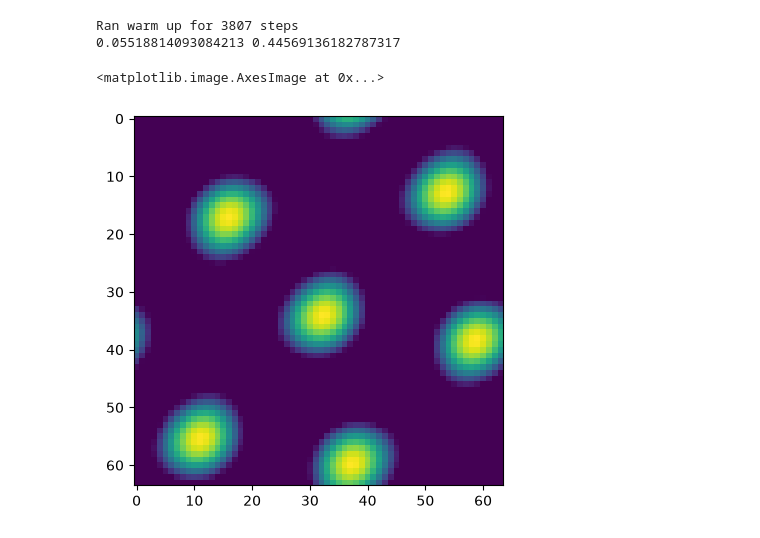
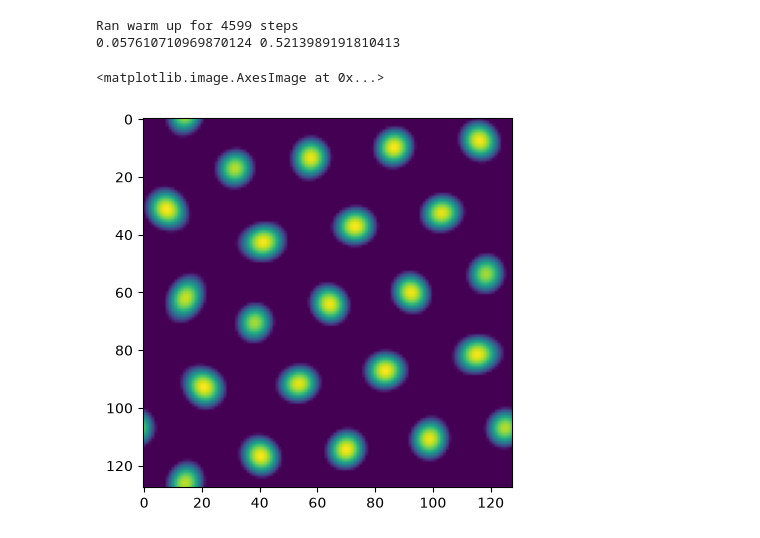
Before and after one commit to siaulich/grid-cells, a Jupyter notebook: continuous_attractor_model_2d.ipynb, the cells around one changed output. Saved outputs shown, nothing was run; the diff lists cells and outputs as text; code cells hidden in the pictures.

```diff
--- a/continuous_attractor_model_2d.ipynb
+++ b/continuous_attractor_model_2d.ipynb
@@ -8,21 +8,21 @@ from source.attractor_networks.grid_bump import ToroidBurakFiete2009
 # %%
 ## Simulation parameters:
 box_size = 1.5
 dt = 0.5e-3
-n = 64
+n = 128
 tau = 10e-3
 T = 500
 
 
 net = ToroidBurakFiete2009(n = n,dt=dt,tau=tau, periodicity = 20)
 net.warm_up()
 print(np.mean(net.s),np.max(net.s))
 plt.imshow(net.s)
 # %% [output]
-Ran warm up for 3807 steps
-0.05518814093084213 0.44569136182787317
+Ran warm up for 4599 steps
+0.057610710969870124 0.5213989191810413
 <matplotlib.image.AxesImage at 0x...>
-[figure, old version]
+[figure, new version]
 # %%
 rng = np.random.default_rng(seed=0)
 
```
Also changed, not shown: parts of 3 cells of this notebook, 4 other files.
